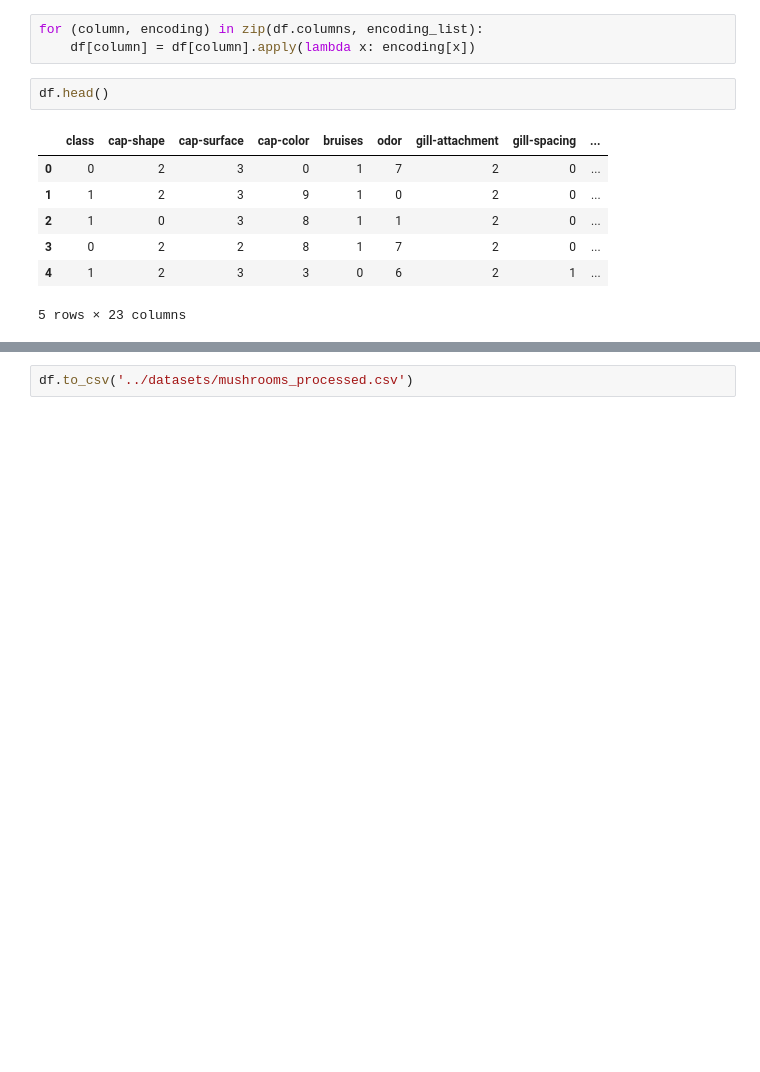
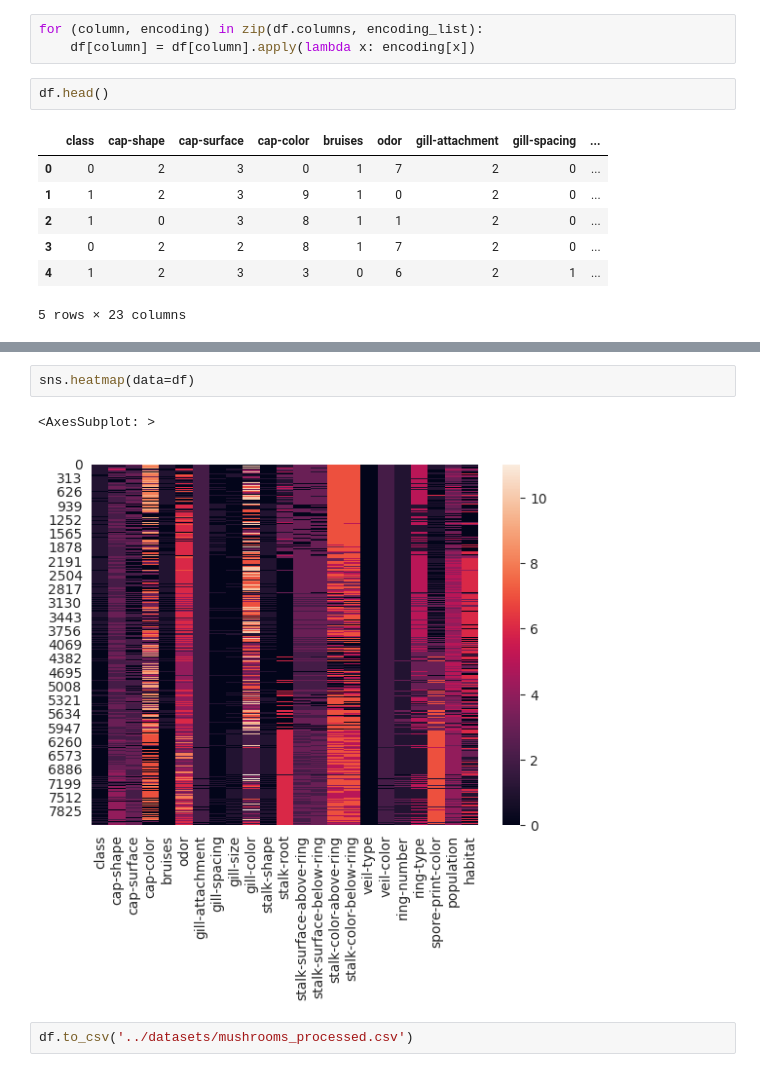
Before and after one commit to AxoloCrypt/Mushroom-Network, a Jupyter notebook: notebooks/preparation.ipynb, the cells around one changed output, grey strips where cells are left out. Drawn from its saved outputs; the diff is of its cells as text; blank space fills up the shorter version.

```diff
--- a/notebooks/preparation.ipynb
+++ b/notebooks/preparation.ipynb
@@ -725,2 +746,7 @@ df.head()
+# %%
+sns.heatmap(data=df)
+# %% [output]
+<AxesSubplot: >
+[figure, added]
 # %%
 df.to_csv('../datasets/mushrooms_processed.csv')
```
Also changed, not shown: parts of 1 cell of this notebook.
